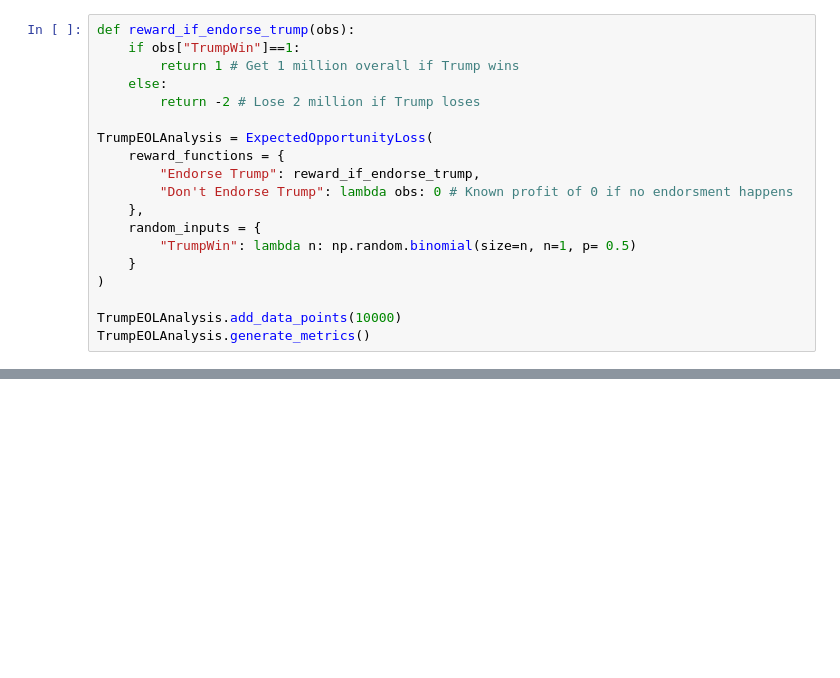
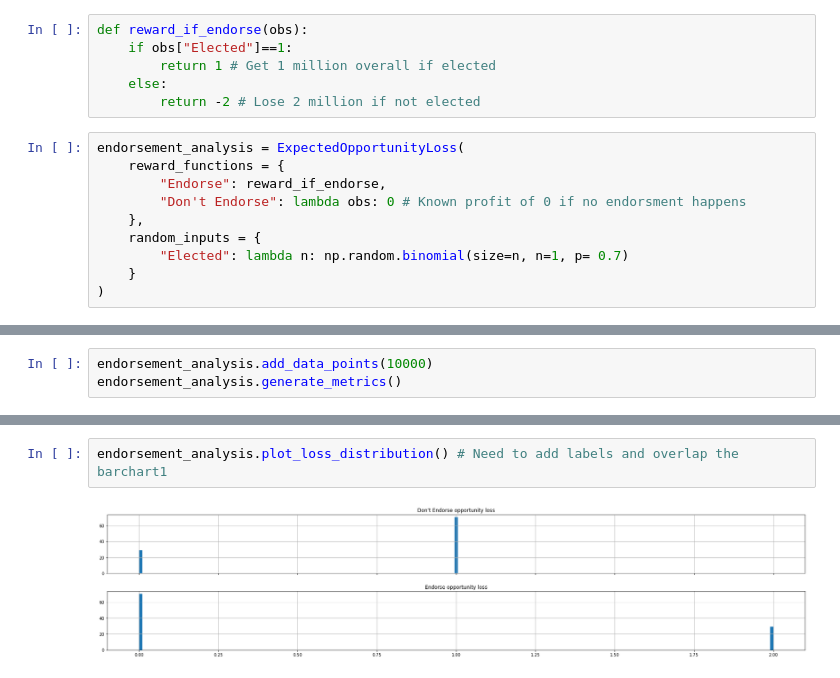
Before and after one commit to migueltorrescosta/notebooks, a Jupyter notebook: ExpectedOpportunityLoss.ipynb, the cells around one changed output, grey strips where cells are left out. Cells and saved outputs as stored; diff of their text form; blank space fills up the shorter version.

```diff
--- a/ExpectedOpportunityLoss.ipynb
+++ b/ExpectedOpportunityLoss.ipynb
@@ -55,19 +92,16 @@ The above is the general class that performs all the needed calculations. Let's
+# %%
+def reward_if_endorse(obs):
+    if obs["Elected"]==1:
+        return 1 # Get 1 million overall if elected
+    else:
+        return -2 # Lose 2 million if not elected
 # %%
-def reward_if_endorse_trump(obs):
-    if obs["TrumpWin"]==1:
-        return 1 # Get 1 million overall if Trump wins
-    else:
-        return -2 # Lose 2 million if Trump loses
-
-TrumpEOLAnalysis = ExpectedOpportunityLoss(
+endorsement_analysis = ExpectedOpportunityLoss(
     reward_functions = {
-        "Endorse Trump": reward_if_endorse_trump,
-        "Don't Endorse Trump": lambda obs: 0 # Known profit of 0 if no endorsment happens
+        "Endorse": reward_if_endorse,
+        "Don't Endorse": lambda obs: 0 # Known profit of 0 if no endorsment happens
     },
     random_inputs = {
-        "TrumpWin": lambda n: np.random.binomial(size=n, n=1, p= 0.5)
+        "Elected": lambda n: np.random.binomial(size=n, n=1, p= 0.7)
     }
 )
-
-TrumpEOLAnalysis.add_data_points(10000)
-TrumpEOLAnalysis.generate_metrics()
@@ -83,0 +108,3 @@ For practical reasons let's say we know we'll never get more than 1000 trucks
+# %%
+endorsement_analysis.add_data_points(10000)
+endorsement_analysis.generate_metrics()
@@ -83,0 +119,4 @@ For practical reasons let's say we know we'll never get more than 1000 trucks
+# %%
+endorsement_analysis.plot_loss_distribution() # Need to add labels and overlap the barchart1
+# %% [output]
+[figure, added]
```
Also changed, not shown: parts of 16 cells of this notebook.
